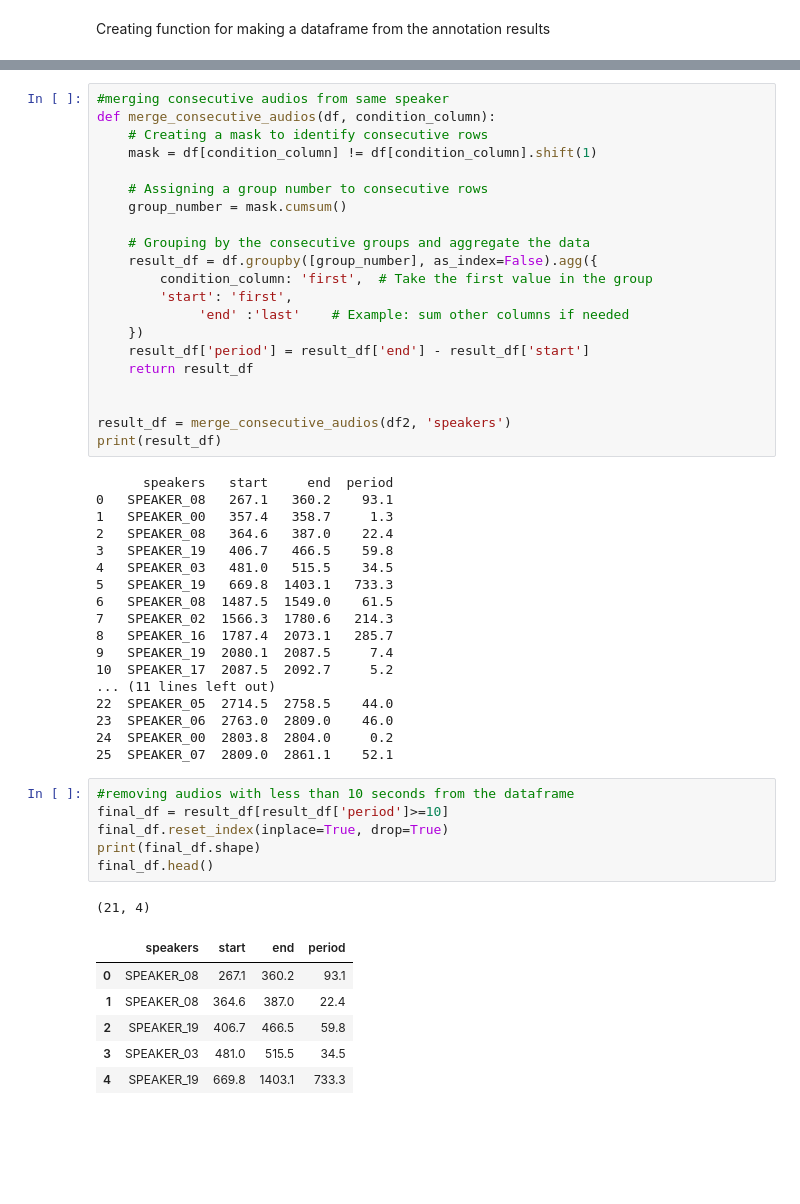
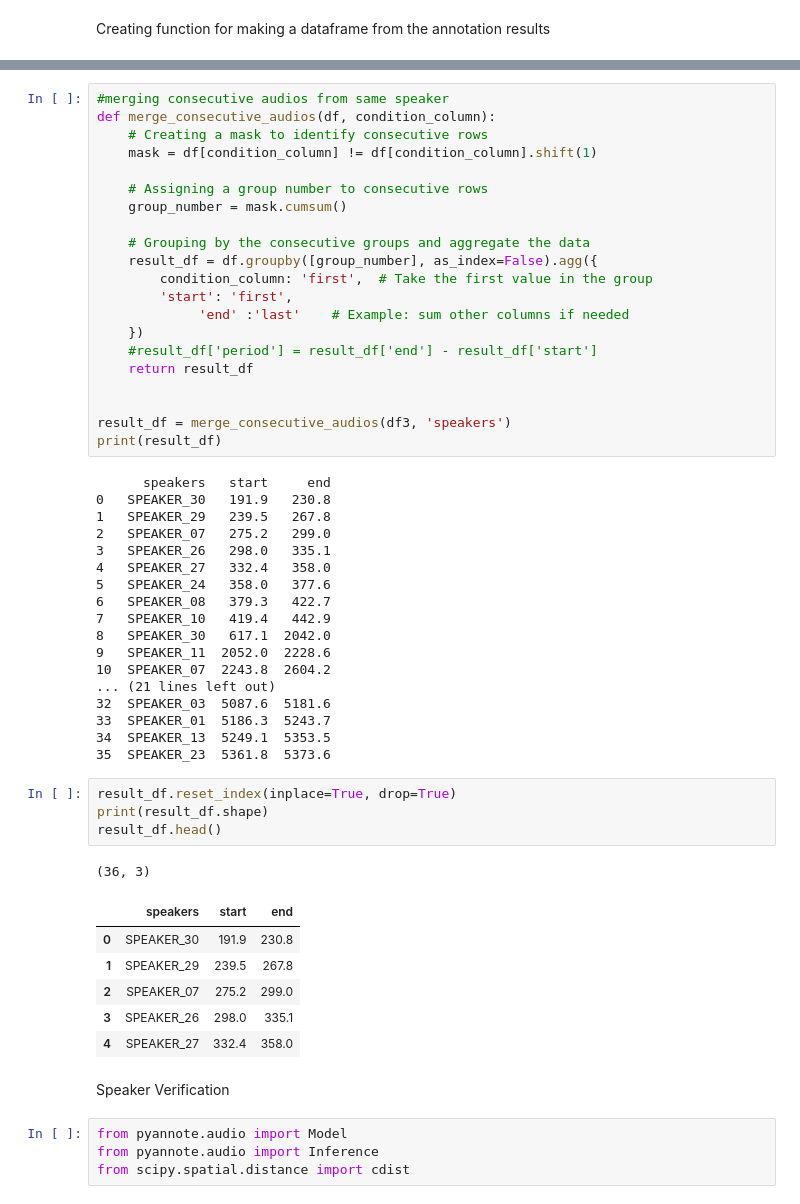
Before and after one commit to Purity-E/speaker_identification, a Jupyter notebook: diarization.ipynb, the cells around one changed output, grey strips where cells are left out. Cells and saved outputs as stored; diff of their text form; blank space fills up the shorter version.

```diff
--- a/diarization.ipynb
+++ b/diarization.ipynb
@@ -153,41 +160,45 @@ def merge_consecutive_audios(df, condition_column):
         'start': 'first',
              'end' :'last'    # Example: sum other columns if needed
     })
-    result_df['period'] = result_df['end'] - result_df['start']
+    #result_df['period'] = result_df['end'] - result_df['start']
     return result_df
 
 
-result_df = merge_consecutive_audios(df2, 'speakers')
+result_df = merge_consecutive_audios(df3, 'speakers')
 print(result_df)
 # %% [output]
-      speakers   start     end  period
-0   SPEAKER_08   267.1   360.2    93.1
-1   SPEAKER_00   357.4   358.7     1.3
-2   SPEAKER_08   364.6   387.0    22.4
-3   SPEAKER_19   406.7   466.5    59.8
-4   SPEAKER_03   481.0   515.5    34.5
-5   SPEAKER_19   669.8  1403.1   733.3
-6   SPEAKER_08  1487.5  1549.0    61.5
-7   SPEAKER_02  1566.3  1780.6   214.3
-8   SPEAKER_16  1787.4  2073.1   285.7
-9   SPEAKER_19  2080.1  2087.5     7.4
-10  SPEAKER_17  2087.5  2092.7     5.2
-... (11 lines left out)
-22  SPEAKER_05  2714.5  2758.5    44.0
-23  SPEAKER_06  2763.0  2809.0    46.0
-24  SPEAKER_00  2803.8  2804.0     0.2
-25  SPEAKER_07  2809.0  2861.1    52.1
+      speakers   start     end
+0   SPEAKER_30   191.9   230.8
+1   SPEAKER_29   239.5   267.8
+2   SPEAKER_07   275.2   299.0
+3   SPEAKER_26   298.0   335.1
+4   SPEAKER_27   332.4   358.0
+5   SPEAKER_24   358.0   377.6
+6   SPEAKER_08   379.3   422.7
+7   SPEAKER_10   419.4   442.9
+8   SPEAKER_30   617.1  2042.0
+9   SPEAKER_11  2052.0  2228.6
+10  SPEAKER_07  2243.8  2604.2
+... (21 lines left out)
+32  SPEAKER_03  5087.6  5181.6
+33  SPEAKER_01  5186.3  5243.7
+34  SPEAKER_13  5249.1  5353.5
+35  SPEAKER_23  5361.8  5373.6
-# %%
-#removing audios with less than 10 seconds from the dataframe
-final_df = result_df[result_df['period']>=10]
-final_df.reset_index(inplace=True, drop=True)
-print(final_df.shape)
-final_df.head()
-# %% [output]
-(21, 4)
-|  | speakers | start | end | period |
-| 0 | SPEAKER_08 | 267.1 | 360.2 | 93.1 |
-| 1 | SPEAKER_08 | 364.6 | 387.0 | 22.4 |
-| 2 | SPEAKER_19 | 406.7 | 466.5 | 59.8 |
-| 3 | SPEAKER_03 | 481.0 | 515.5 | 34.5 |
-| 4 | SPEAKER_19 | 669.8 | 1403.1 | 733.3 |
+# %%
+result_df.reset_index(inplace=True, drop=True)
+print(result_df.shape)
+result_df.head()
+# %% [output]
+(36, 3)
+|  | speakers | start | end |
+| 0 | SPEAKER_30 | 191.9 | 230.8 |
+| 1 | SPEAKER_29 | 239.5 | 267.8 |
+| 2 | SPEAKER_07 | 275.2 | 299.0 |
+| 3 | SPEAKER_26 | 298.0 | 335.1 |
+| 4 | SPEAKER_27 | 332.4 | 358.0 |
+# %% [markdown]
+Speaker Verification
+# %%
+from pyannote.audio import Model
+from pyannote.audio import Inference
+from scipy.spatial.distance import cdist
```
Also changed, not shown: parts of 17 cells of this notebook, 2 other files.
